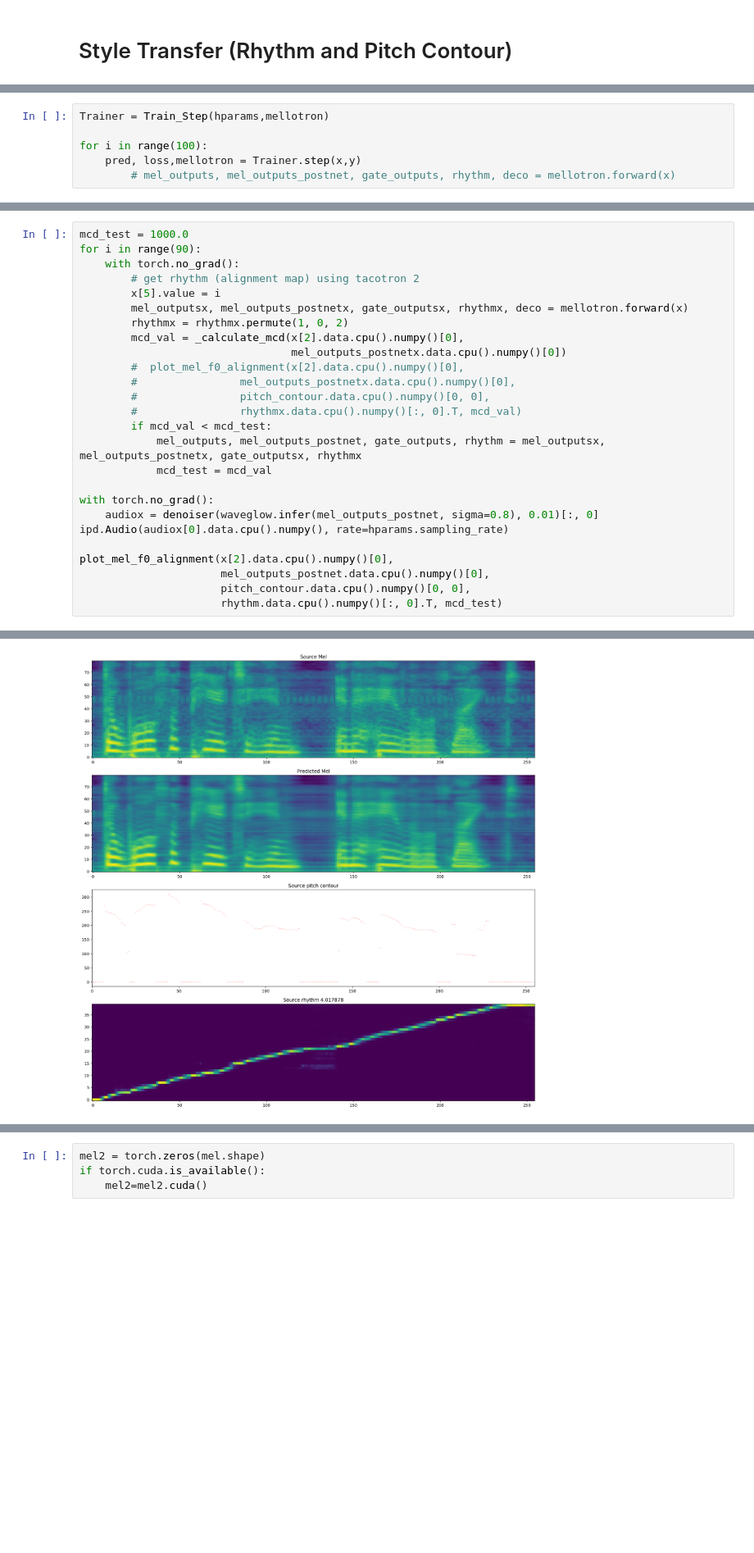
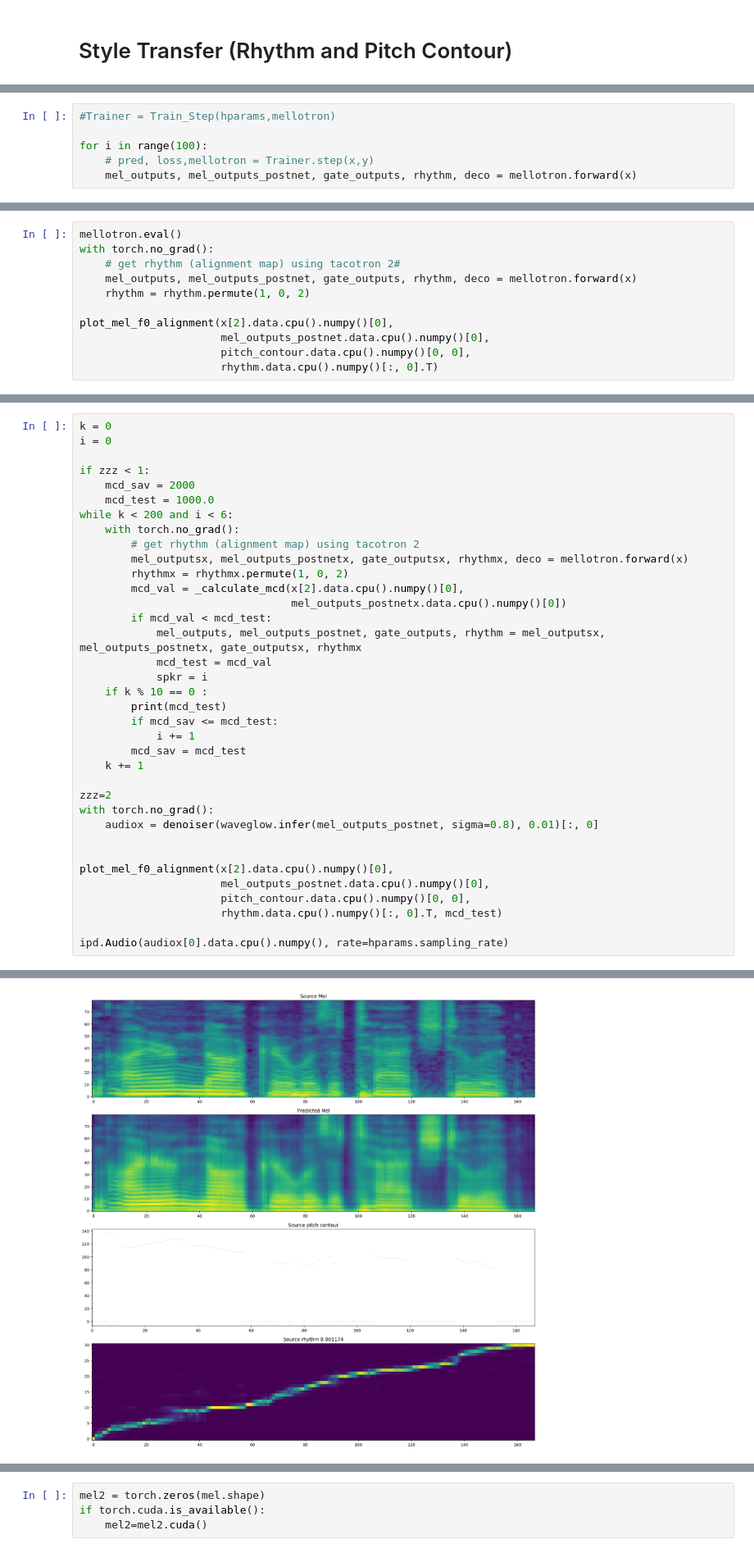
Before and after one commit to pneumoman/mellotron, a Jupyter notebook: inference.ipynb, the cells around one changed output, grey strips where cells are left out. Shown at 82% size. Saved outputs shown, nothing was run; the diff lists cells and outputs as text; blank space fills up the shorter version.

```diff
--- a/inference.ipynb
+++ b/inference.ipynb
@@ -181,6 +224,6 @@ male_speakers = cycle(
 # %%
-Trainer = Train_Step(hparams,mellotron)
+#Trainer = Train_Step(hparams,mellotron)
 
 for i in range(100):
-    pred, loss,mellotron = Trainer.step(x,y)
-        # mel_outputs, mel_outputs_postnet, gate_outputs, rhythm, deco = mellotron.forward(x)
+    # pred, loss,mellotron = Trainer.step(x,y)
+    mel_outputs, mel_outputs_postnet, gate_outputs, rhythm, deco = mellotron.forward(x)
@@ -186,0 +232,11 @@ for i in range(100):
+# %%
+mellotron.eval()
+with torch.no_grad():
+    # get rhythm (alignment map) using tacotron 2#
+    mel_outputs, mel_outputs_postnet, gate_outputs, rhythm, deco = mellotron.forward(x)
+    rhythm = rhythm.permute(1, 0, 2)
+
+plot_mel_f0_alignment(x[2].data.cpu().numpy()[0],
+                      mel_outputs_postnet.data.cpu().numpy()[0],
+                      pitch_contour.data.cpu().numpy()[0, 0],
+                      rhythm.data.cpu().numpy()[:, 0].T)
@@ -187,27 +247,37 @@ for i in range(100):
 # %%
-mcd_test = 1000.0
-for i in range(90):
+k = 0
+i = 0
+
+if zzz < 1:
+    mcd_sav = 2000
+    mcd_test = 1000.0
+while k < 200 and i < 6:
     with torch.no_grad():
         # get rhythm (alignment map) using tacotron 2
-        x[5].value = i
         mel_outputsx, mel_outputs_postnetx, gate_outputsx, rhythmx, deco = mellotron.forward(x)
         rhythmx = rhythmx.permute(1, 0, 2)
         mcd_val = _calculate_mcd(x[2].data.cpu().numpy()[0],
                                  mel_outputs_postnetx.data.cpu().numpy()[0])
-        #  plot_mel_f0_alignment(x[2].data.cpu().numpy()[0],
-        #                mel_outputs_postnetx.data.cpu().numpy()[0],
-        #                pitch_contour.data.cpu().numpy()[0, 0],
-        #                rhythmx.data.cpu().numpy()[:, 0].T, mcd_val)
         if mcd_val < mcd_test:
             mel_outputs, mel_outputs_postnet, gate_outputs, rhythm = mel_outputsx, mel_outputs_postnetx, gate_outputsx, rhythmx
             mcd_test = mcd_val
+            spkr = i
+    if k % 10 == 0 :
+        print(mcd_test)
+        if mcd_sav <= mcd_test:
+            i += 1
+        mcd_sav = mcd_test
+    k += 1
 
+zzz=2
 with torch.no_grad():
     audiox = denoiser(waveglow.infer(mel_outputs_postnet, sigma=0.8), 0.01)[:, 0]
-ipd.Audio(audiox[0].data.cpu().numpy(), rate=hparams.sampling_rate)
+
 
 plot_mel_f0_alignment(x[2].data.cpu().numpy()[0],
                       mel_outputs_postnet.data.cpu().numpy()[0],
                       pitch_contour.data.cpu().numpy()[0, 0],
                       rhythm.data.cpu().numpy()[:, 0].T, mcd_test)
+
+ipd.Audio(audiox[0].data.cpu().numpy(), rate=hparams.sampling_rate)
 # %% [output]
@@ -214 +292 @@ plot_mel_f0_alignment(x[2].data.cpu().numpy()[0],
-[figure, old version]
+[figure, new version]
```
Also changed, not shown: parts of 41 cells of this notebook, 3 other files.
